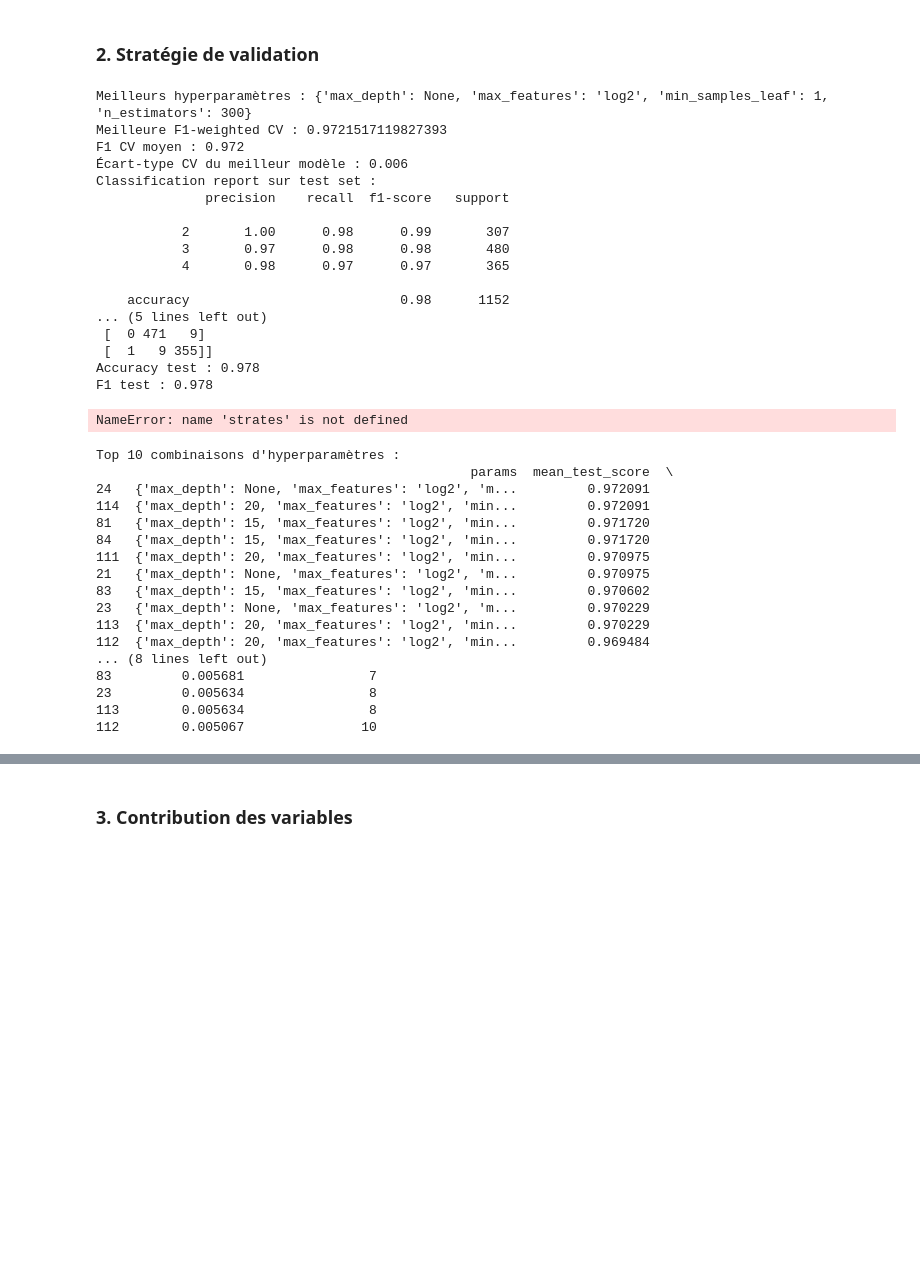
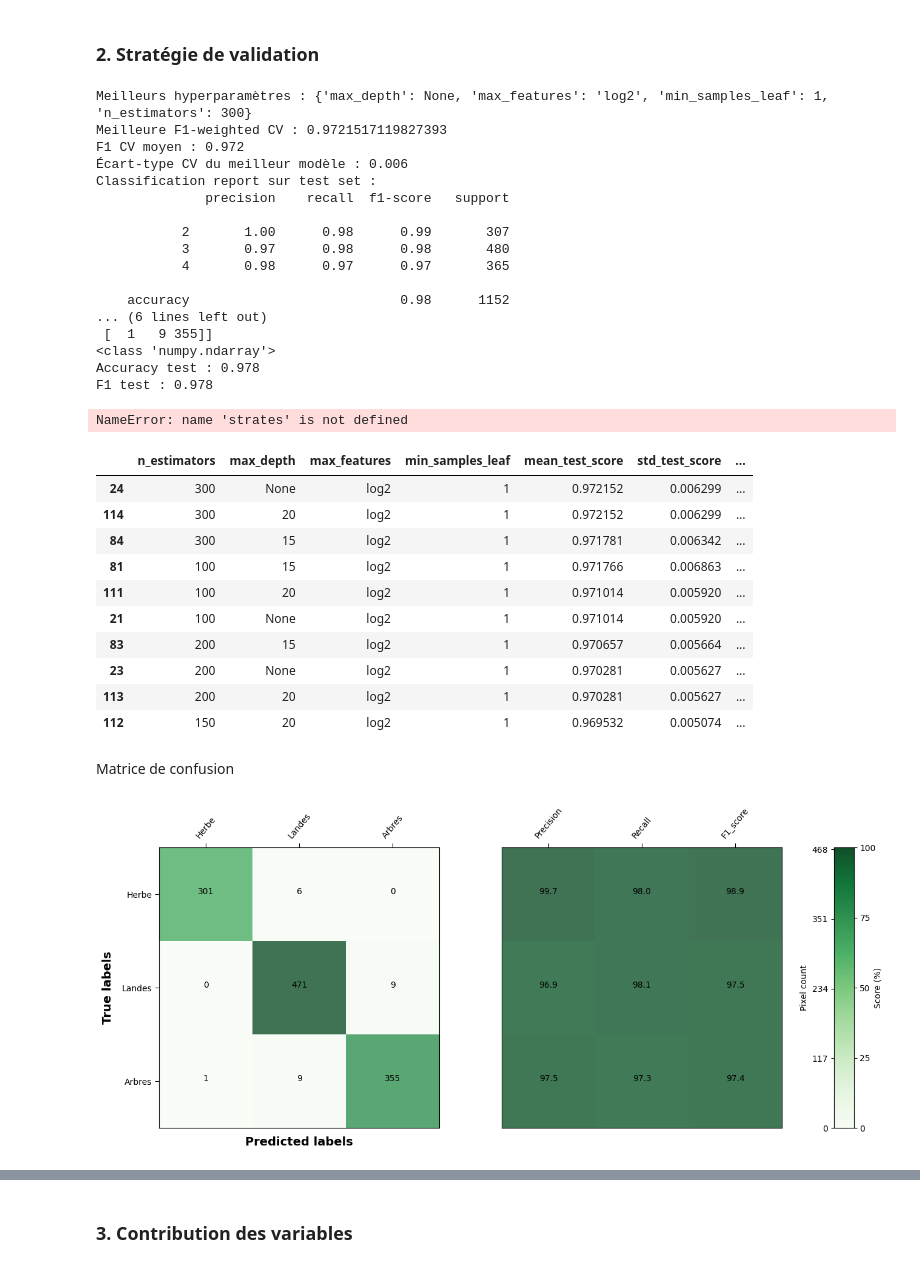
Before and after one commit to marion-billy/projet_telea_landes, a Jupyter notebook: projet_telea_BILLY_MARION.ipynb, the cells around one changed output, grey strips where cells are left out. Drawn from its saved outputs; the diff is of its cells as text; code cells hidden in the pictures; blank space fills up the shorter version.

Commit message:
confusion matrix

```diff
--- a/projet_telea_BILLY_MARION.ipynb
+++ b/projet_telea_BILLY_MARION.ipynb
@@ -431,13 +482,18 @@ print(f"Écart-type CV du meilleur modèle : {cv_results.loc[best_index,'std_tes
 y_pred = best_model.predict(X_test)
 print("Classification report sur test set :")
 print(classification_report(y_test, y_pred))
+# Compute the quality metrics by classe.
+report_str = classification_report(y_test, y_pred, labels=np.unique(y_test))#, output_dict=True)
 
+cm = confusion_matrix(y_test, y_pred)
 print("Matrice de confusion :")
-print(confusion_matrix(y_test, y_pred))
+print(cm)
+print(type(cm))
 
-acc_test = accuracy_score(y_test, y_pred)
+# Compute the overall accuracy
+accuracy = accuracy_score(y_test, y_pred)
 f1_test = f1_score(y_test, y_pred, average='weighted')
-print(f"Accuracy test : {acc_test:.3f}")
+print(f"Accuracy test : {accuracy:.3f}")
 print(f"F1 test : {f1_test:.3f}")
 print("\nRapport de classification :\n", classification_report(y_test, y_pred, target_names=strates))
 # %% [output]
@@ -453,34 +509,44 @@ Classification report sur test set :
            4       0.98      0.97      0.97       365
 
     accuracy                           0.98      1152
-... (5 lines left out)
- [  0 471   9]
+... (6 lines left out)
  [  1   9 355]]
+<class 'numpy.ndarray'>
 Accuracy test : 0.978
 F1 test : 0.978
 NameError: name 'strates' is not defined
 # %%
-# Tableau des résultats d'hyperparamètres
-results = pd.DataFrame(grid.cv_results_)
-display_cols = ['params', 'mean_test_score', 'std_test_score', 'rank_test_score']
-results_table = results[display_cols].sort_values('rank_test_score')
-print("Top 10 combinaisons d'hyperparamètres :")
-print(results_table.head(10))
+# Récupérer les résultats complets de GridSearchCV
+cv_results = grid_search.cv_results_
+# Créer un DataFrame avec uniquement les colonnes utiles
+df_results = pd.DataFrame({
+    'n_estimators': cv_results['param_n_estimators'],
+    'max_depth': cv_results['param_max_depth'],
+    'max_features': cv_results.get('param_max_features', None),  # si tu as ce paramètre
+    'min_samples_leaf': cv_results.get('param_min_samples_leaf', None),
+    'mean_test_score': cv_results['mean_test_score'],
+    'std_test_score': cv_results['std_test_score'],
+    'rank_test_score': cv_results['rank_test_score']
+})
+# Afficher les 10 meilleures combinaisons
+df_results.sort_values('rank_test_score').head(10)
 # %% [output]
-Top 10 combinaisons d'hyperparamètres :
-                                                params  mean_test_score  \
-24   {'max_depth': None, 'max_features': 'log2', 'm...         0.972091
-114  {'max_depth': 20, 'max_features': 'log2', 'min...         0.972091
-81   {'max_depth': 15, 'max_features': 'log2', 'min...         0.971720
-84   {'max_depth': 15, 'max_features': 'log2', 'min...         0.971720
-111  {'max_depth': 20, 'max_features': 'log2', 'min...         0.970975
-21   {'max_depth': None, 'max_features': 'log2', 'm...         0.970975
-83   {'max_depth': 15, 'max_features': 'log2', 'min...         0.970602
-23   {'max_depth': None, 'max_features': 'log2', 'm...         0.970229
-113  {'max_depth': 20, 'max_features': 'log2', 'min...         0.970229
-112  {'max_depth': 20, 'max_features': 'log2', 'min...         0.969484
-... (8 lines left out)
-83         0.005681                7
-23         0.005634                8
-113        0.005634                8
-112        0.005067               10
+|  | n_estimators | max_depth | max_features | min_samples_leaf | mean_test_score | std_test_score | ... |
+| 24 | 300 | None | log2 | 1 | 0.972152 | 0.006299 | ... |
+| 114 | 300 | 20 | log2 | 1 | 0.972152 | 0.006299 | ... |
+| 84 | 300 | 15 | log2 | 1 | 0.971781 | 0.006342 | ... |
+| 81 | 100 | 15 | log2 | 1 | 0.971766 | 0.006863 | ... |
+| 111 | 100 | 20 | log2 | 1 | 0.971014 | 0.005920 | ... |
+| 21 | 100 | None | log2 | 1 | 0.971014 | 0.005920 | ... |
+| 83 | 200 | 15 | log2 | 1 | 0.970657 | 0.005664 | ... |
+| 23 | 200 | None | log2 | 1 | 0.970281 | 0.005627 | ... |
+| 113 | 200 | 20 | log2 | 1 | 0.970281 | 0.005627 | ... |
+| 112 | 150 | 20 | log2 | 1 | 0.969532 | 0.005074 | ... |
+# %% [markdown]
+Matrice de confusion
+# %%
+from libsigma import plots
+
+plots.plot_cm(cm, labels=['Herbe', 'Landes', 'Arbres'])
+# %% [output]
+[figure, added]
```
Also changed, not shown: parts of 9 cells of this notebook.
